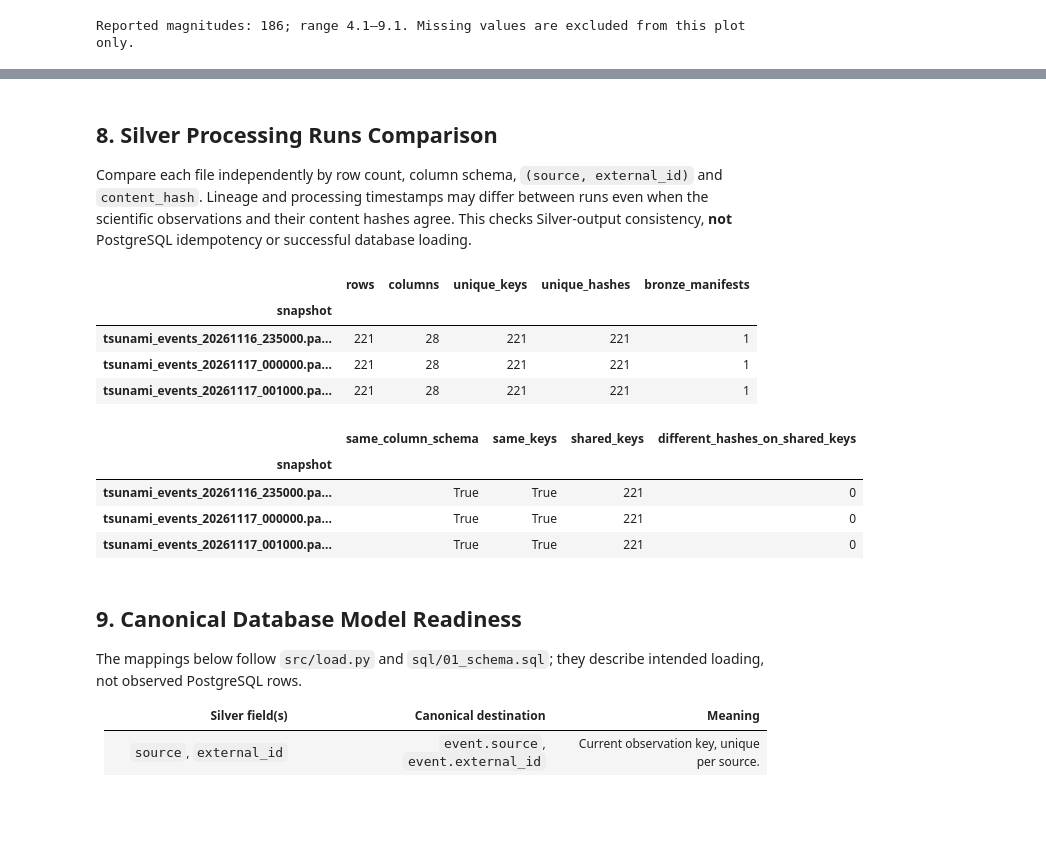
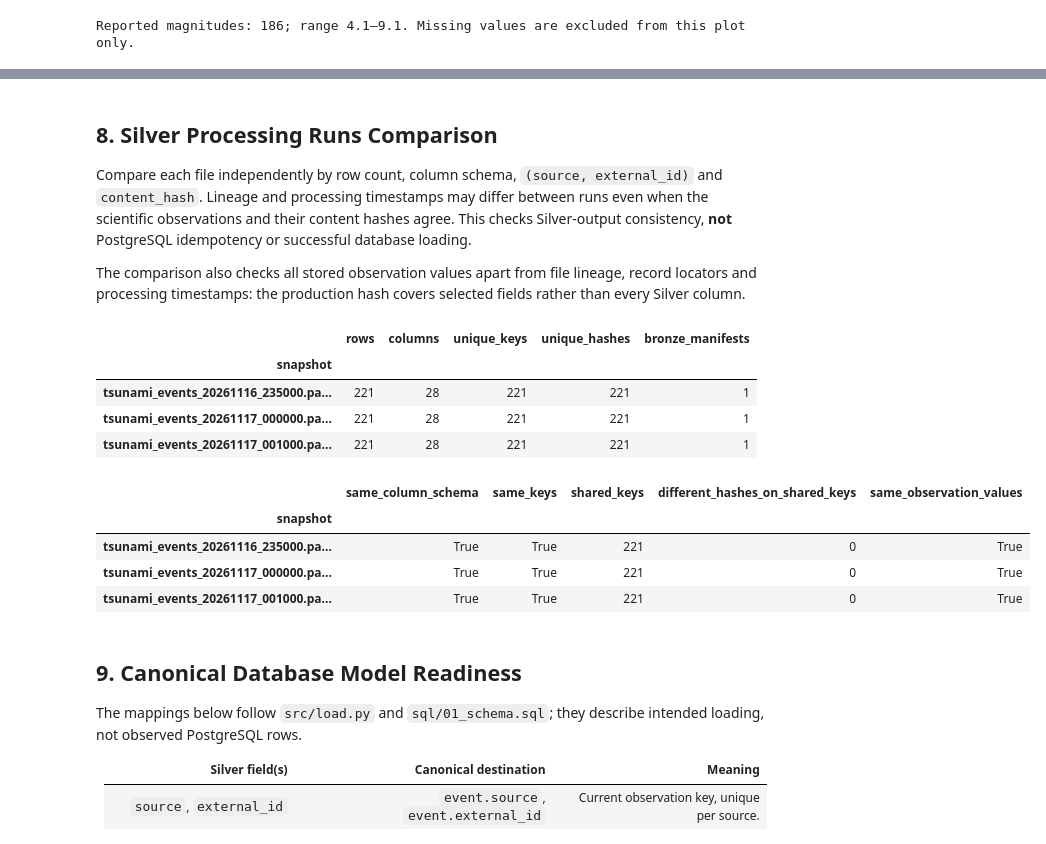
Before and after one commit to g8martinezsilva/tsunami-monitoring, a Jupyter notebook: notebooks/02_silver_exploration.ipynb, the cells around one changed output, grey strips where cells are left out. Cells and saved outputs as stored; diff of their text form; code cells hidden in the pictures; blank space fills up the shorter version.

Commit message:
Finalize Workshop 2 report and Silver analysis

```diff
--- a/notebooks/02_silver_exploration.ipynb
+++ b/notebooks/02_silver_exploration.ipynb
@@ -290,6 +391,8 @@ Reported magnitudes: 186; range 4.1–9.1. Missing values are excluded from this
 ## 8. Silver Processing Runs Comparison
 
 Compare each file independently by row count, column schema, `(source, external_id)` and `content_hash`. Lineage and processing timestamps may differ between runs even when the scientific observations and their content hashes agree. This checks Silver-output consistency, **not** PostgreSQL idempotency or successful database loading.
+
+The comparison also checks all stored observation values apart from file lineage, record locators and processing timestamps: the production hash covers selected fields rather than every Silver column.
 # %%
 snapshots = {path.name: pd.read_parquet(path) for path in snapshot_paths}
 summary = pd.DataFrame([
@@ -307,23 +410,28 @@ display(summary)
 | tsunami_events_20261117_000000.pa... | 221 | 28 | 221 | 221 | 1 |
 | tsunami_events_20261117_001000.pa... | 221 | 28 | 221 | 221 | 1 |
 # %%
-reference = tsunamis.set_index(["source", "external_id"])["content_hash"]
+keys = ["source", "external_id"]
+reference_rows = tsunamis.set_index(keys).sort_index()
+observation_columns = tsunamis.columns.difference(keys + ["bronze_file", "locator", "bronze_manifest", "silver_processed_at"])
 comparison = []
 for name, frame in snapshots.items():
-    indexed = frame.set_index(["source", "external_id"])["content_hash"]
-    shared = reference.index.intersection(indexed.index)
+    if frame[keys].isna().any(axis=None) or frame.duplicated(keys).any():
+        raise ValueError(f"Missing or duplicate observation keys in {name}")
+    indexed = frame.set_index(keys).sort_index()
+    shared = reference_rows.index.intersection(indexed.index)
     comparison.append({"snapshot": name,
-                       "same_column_schema": frame.columns.tolist() == tsunamis.columns.tolist() and frame.dtypes.astype(str).tolist() == tsunamis.dtypes.astype(str).tolist(),
-                       "same_keys": reference.index.equals(indexed.index) or set(reference.index) == set(indexed.index),
+                       "same_column_schema": frame.columns.tolist() == tsunamis.columns.tolist() and frame.dtypes.equals(tsunamis.dtypes),
+                       "same_keys": reference_rows.index.equals(indexed.index),
                        "shared_keys": len(shared),
-                       "different_hashes_on_shared_keys": int((reference.loc[shared] != indexed.loc[shared]).sum())})
+                       "different_hashes_on_shared_keys": int((reference_rows.loc[shared, "content_hash"] != indexed.loc[shared, "content_hash"]).sum()),
+                       "same_observation_values": reference_rows[observation_columns].equals(indexed.reindex(index=reference_rows.index, columns=observation_columns))})
 display(pd.DataFrame(comparison).set_index("snapshot"))
 # %% [output]
-|  | same_column_schema | same_keys | shared_keys | different_hashes_on_shared_keys |
-| snapshot |  |  |  |  |
-| tsunami_events_20261116_235000.pa... | True | True | 221 | 0 |
-| tsunami_events_20261117_000000.pa... | True | True | 221 | 0 |
-| tsunami_events_20261117_001000.pa... | True | True | 221 | 0 |
+|  | same_column_schema | same_keys | shared_keys | different_hashes_on_shared_keys | same_observation_values |
+| snapshot |  |  |  |  |  |
+| tsunami_events_20261116_235000.pa... | True | True | 221 | 0 | True |
+| tsunami_events_20261117_000000.pa... | True | True | 221 | 0 | True |
+| tsunami_events_20261117_001000.pa... | True | True | 221 | 0 | True |
 # %% [markdown]
 ## 9. Canonical Database Model Readiness
 
```
Also changed, not shown: parts of 15 cells of this notebook, 3 other files.
